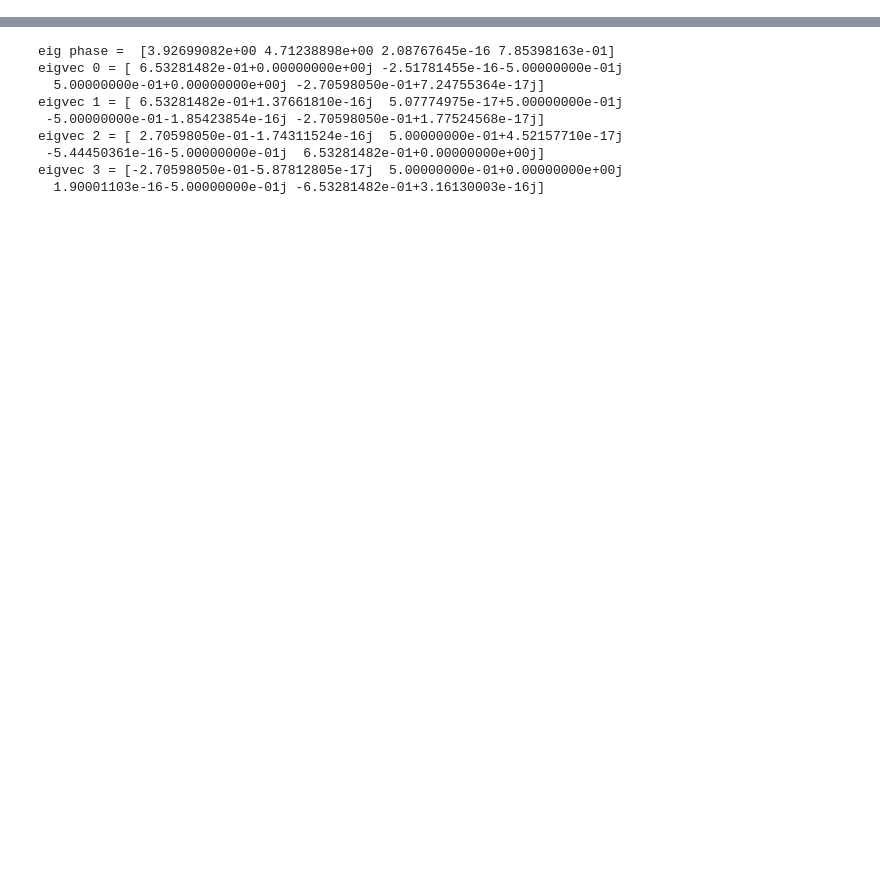
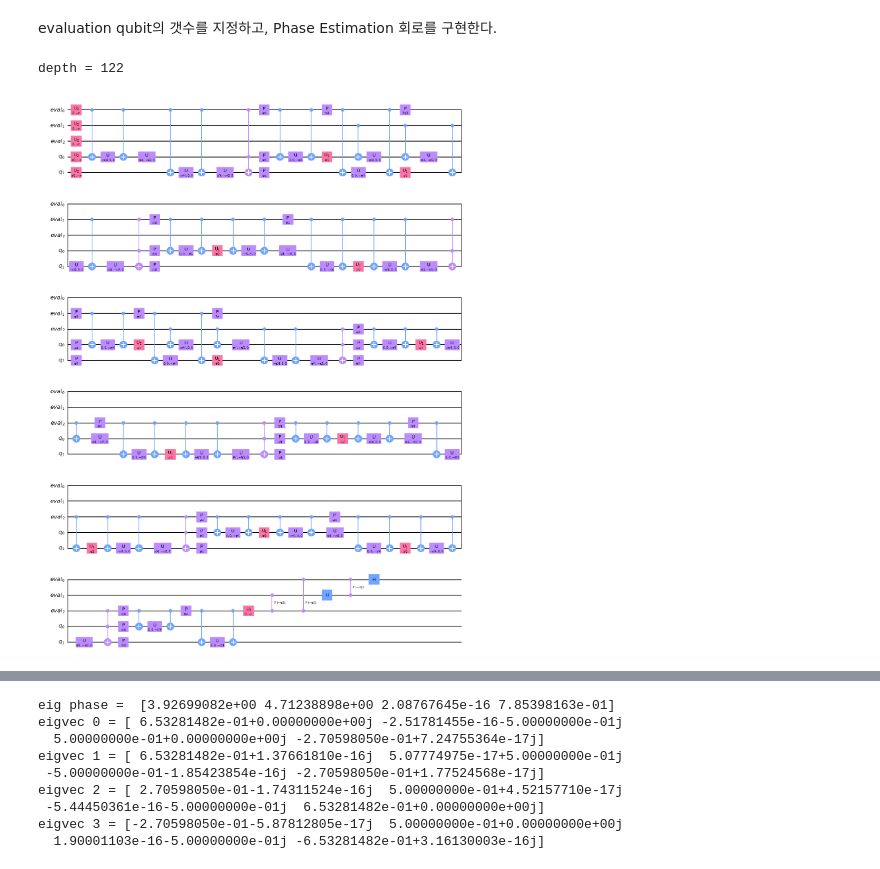
Before and after one commit to snow0369/qiskit_tutorial_2021_summerschool, a Jupyter notebook: 4_application.ipynb, the cells around one changed output, grey strips where cells are left out. Drawn from its saved outputs; the diff is of its cells as text; code cells hidden in the pictures; blank space fills up the shorter version.

```diff
--- a/4_application.ipynb
+++ b/4_application.ipynb
@@ -36,0 +51,18 @@ depth =  3
+# %% [markdown]
+evaluation qubit의 갯수를 지정하고, Phase Estimation 회로를 구현한다.
+# %%
+num_evaluation_qubits = 3
+
+qasm_backend = AerProvider().get_backend("qasm_simulator")
+qpe = PhaseEstimation(num_evaluation_qubits=num_evaluation_qubits,
+                      quantum_instance=QuantumInstance(backend=qasm_backend,
+                                                       shots=4096,
+                                                       optimization_level=3))
+
+ckt = qpe.construct_circuit(unitary_circuit, state_preparation=state_prep)
+ckt = transpile(ckt, backend=qasm_backend)
+print(f"depth = {ckt.depth()}")
+ckt.draw('mpl');
+# %% [output]
+depth = 122
+[figure, added]
```
Also changed, not shown: parts of 20 cells of this notebook, 4 other files.
